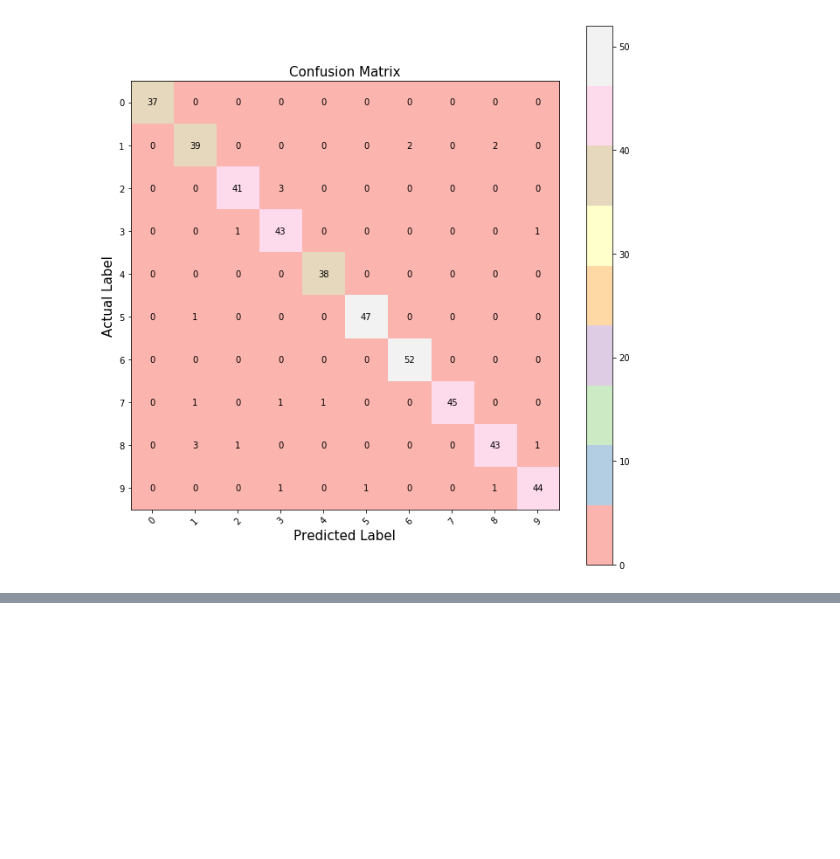
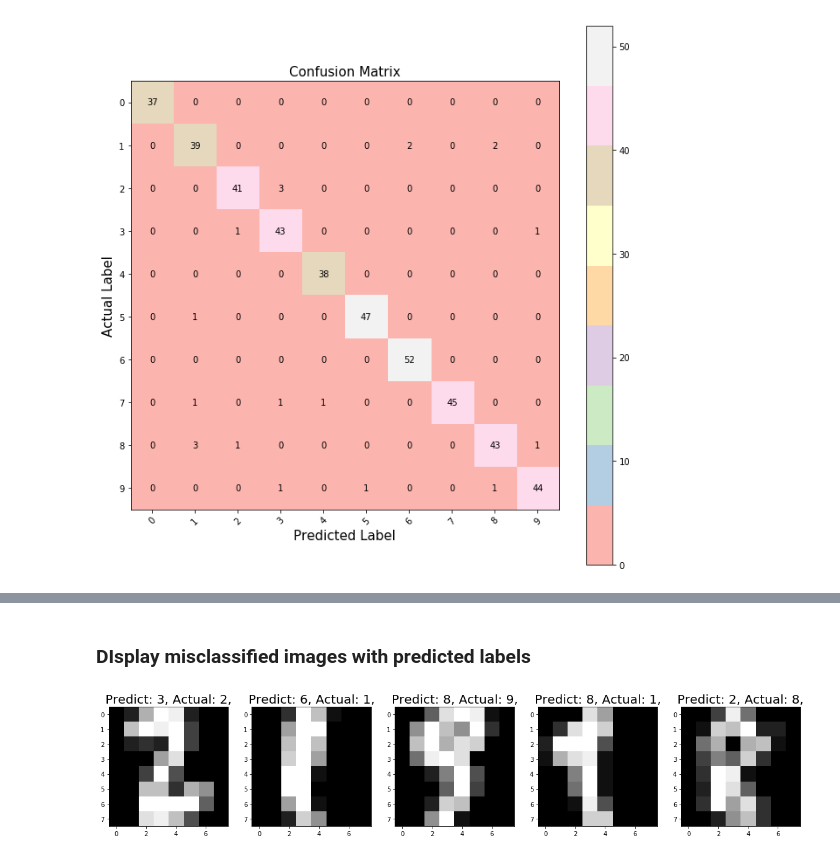
Before and after one commit to prakritibanik/machinelearning, a Jupyter notebook: LogisticRegression.ipynb, the cells around one changed output, grey strips where cells are left out. Cells and saved outputs as stored; diff of their text form; code cells hidden in the pictures; blank space fills up the shorter version.

```diff
--- a/LogisticRegression.ipynb
+++ b/LogisticRegression.ipynb
@@ -112,0 +127,17 @@ Confusion Matrix
+# %% [markdown]
+### DIsplay misclassified images with predicted labels
+# %%
+index = 0
+misClassifiedIndex = []
+for predict, actual in zip(y_pred, y_test):
+    if (predict != actual):
+        misClassifiedIndex.append(index)
+    index += 1
+# %%
+plt.figure(figsize=(20,4))
+for plotIndex, wrong in enumerate(misClassifiedIndex[10:15]):
+    plt.subplot(1, 5, plotIndex+1)
+    plt.imshow(np.reshape(x_test[wrong], (8,8)), cmap=plt.cm.gray)
+    plt.title('Predict: {}, Actual: {},'.format(y_pred[wrong], y_test[wrong]), fontsize=20)
+# %% [output]
+[figure, added]
```
Also changed, not shown: parts of 2 cells of this notebook, 1 other file.
